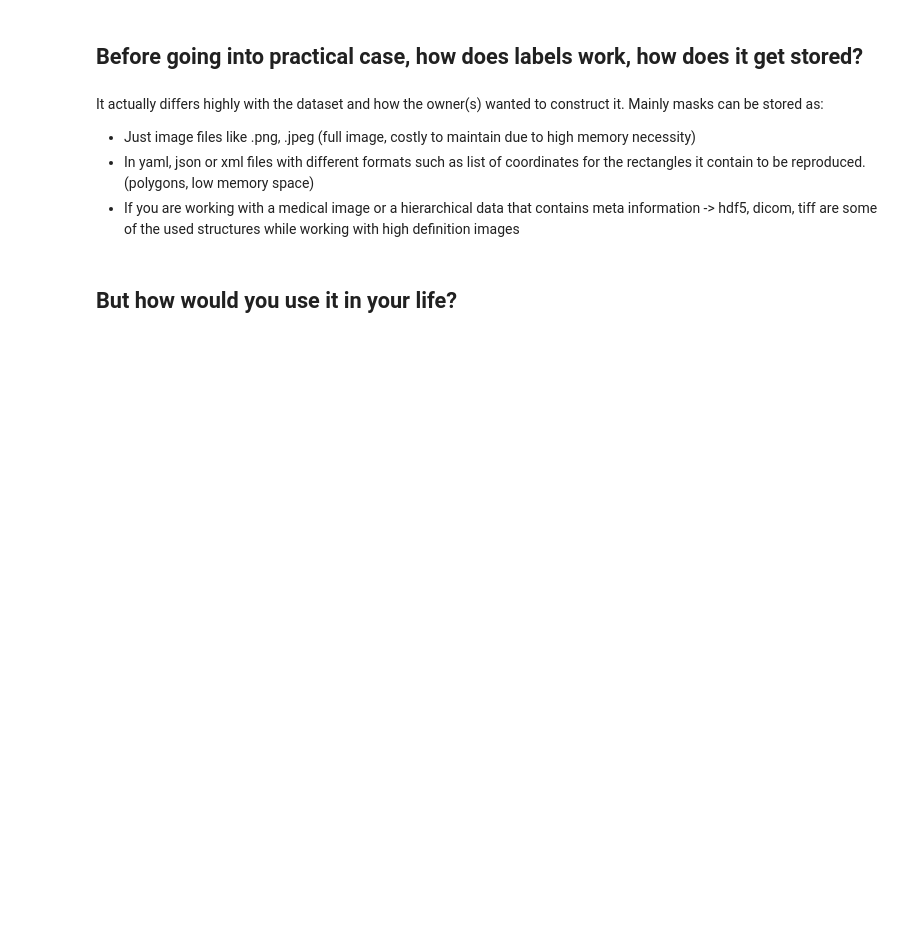
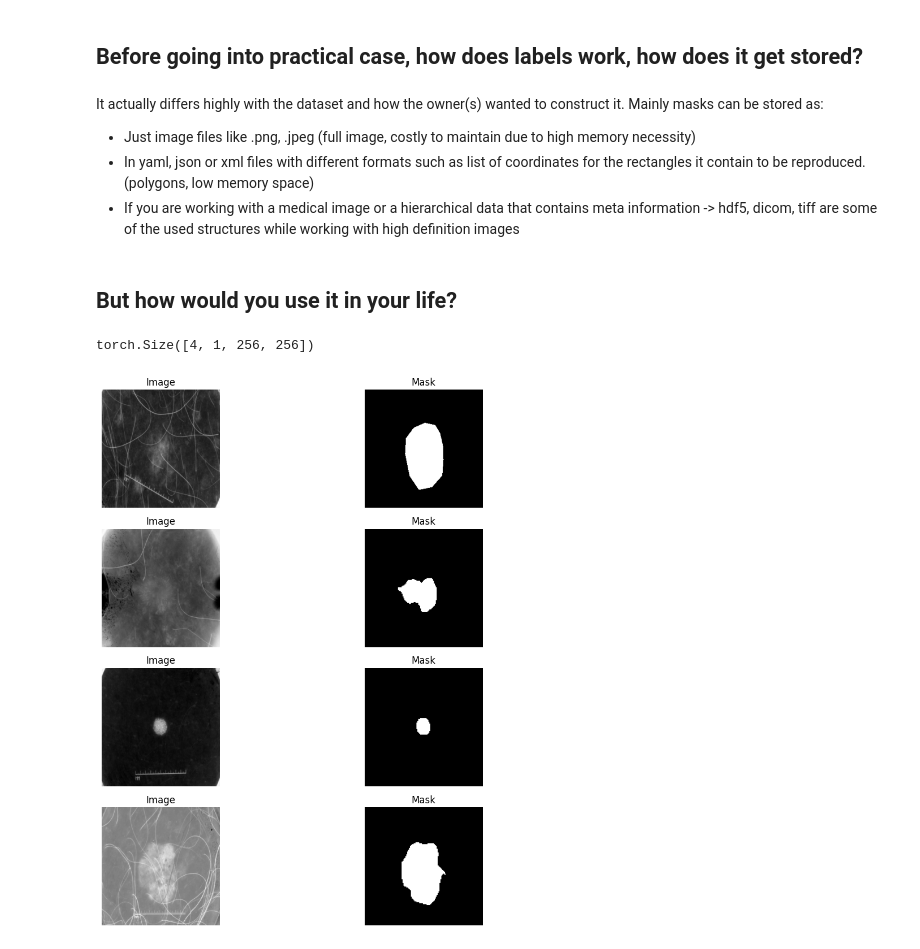
Before and after one commit to denizberkin/study_group_week5, a Jupyter notebook: segmentation.ipynb, the cells around one changed output. Drawn from its saved outputs; the diff is of its cells as text; code cells hidden in the pictures; blank space fills up the shorter version.

Commit message:
add loss py, fix dataloader bug

```diff
--- a/segmentation.ipynb
+++ b/segmentation.ipynb
@@ -178,12 +179,14 @@ from torchvision import transforms
 # download_set("test")
 # %%
 image_transforms = transforms.Compose([
+    transforms.ToPILImage(),
     transforms.Resize((256, 256)),
     transforms.ToTensor(),
     transforms.Normalize(mean=[0.5], std=[0.5])
 ])
 
 mask_transforms = transforms.Compose([
+    transforms.ToPILImage(),
     transforms.Resize((256, 256)),
     transforms.ToTensor(),
 ])
@@ -204,0 +202,33 @@ model = UNet(in_channels=1, out_channels=1).to(device)  # binary segmentation
+# %%
+next(iter(train_loader))["image"].shape
+# %% [output]
+torch.Size([4, 1, 256, 256])
+# %%
+import matplotlib.pyplot as plt
+
+# visualize some samples
+def visualize_samples(dataloader):
+    """ visualize a batch of image-mask samples """
+    sample = next(iter(dataloader))
+    images, masks = sample["image"], sample["mask"]
+
+    fig, axes = plt.subplots(len(images), 2, figsize=(12, 10))
+
+    for i in range(len(images)):
+        image = images[i].squeeze().cpu().numpy()
+        mask = masks[i].squeeze().cpu().numpy()
+
+        axes[i, 0].imshow(image, cmap="gray")
+        axes[i, 0].set_title("Image")
+        axes[i, 0].axis("off")
+
+        axes[i, 1].imshow(mask, cmap="gray")
+        axes[i, 1].set_title("Mask")
+        axes[i, 1].axis("off")
+
+    plt.tight_layout()
+    plt.show()
+
+visualize_samples(train_loader)
+# %% [output]
+[figure, added]
```
Also changed, not shown: parts of 6 cells of this notebook, 2 other files.
